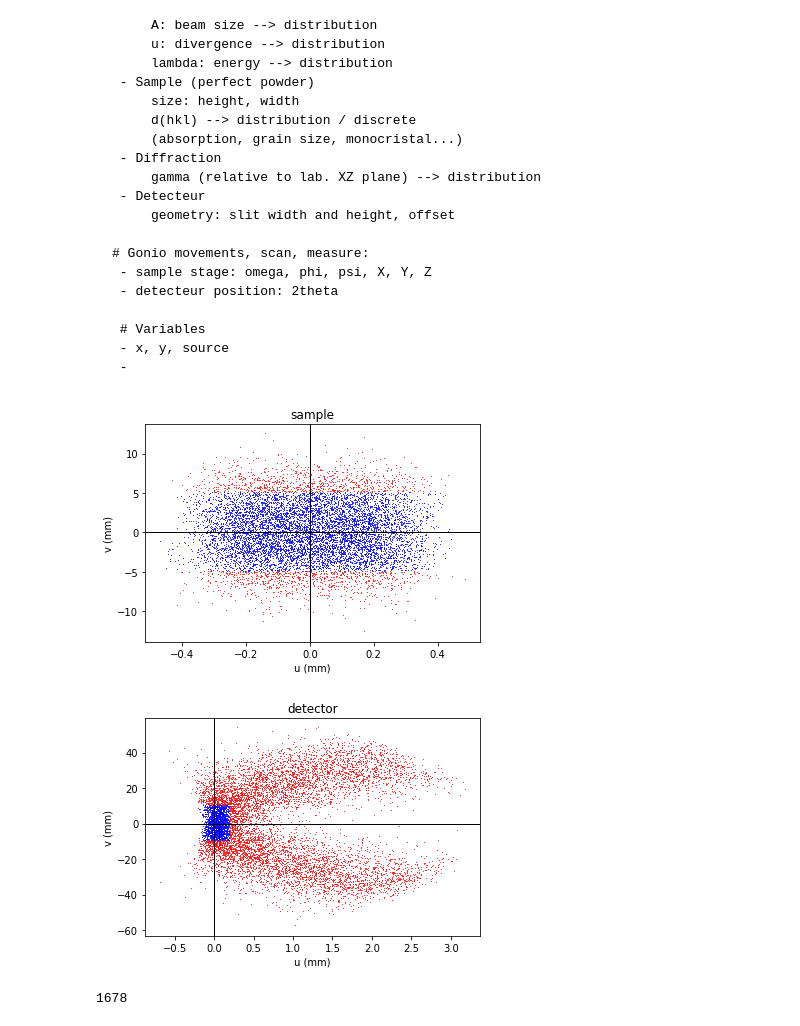
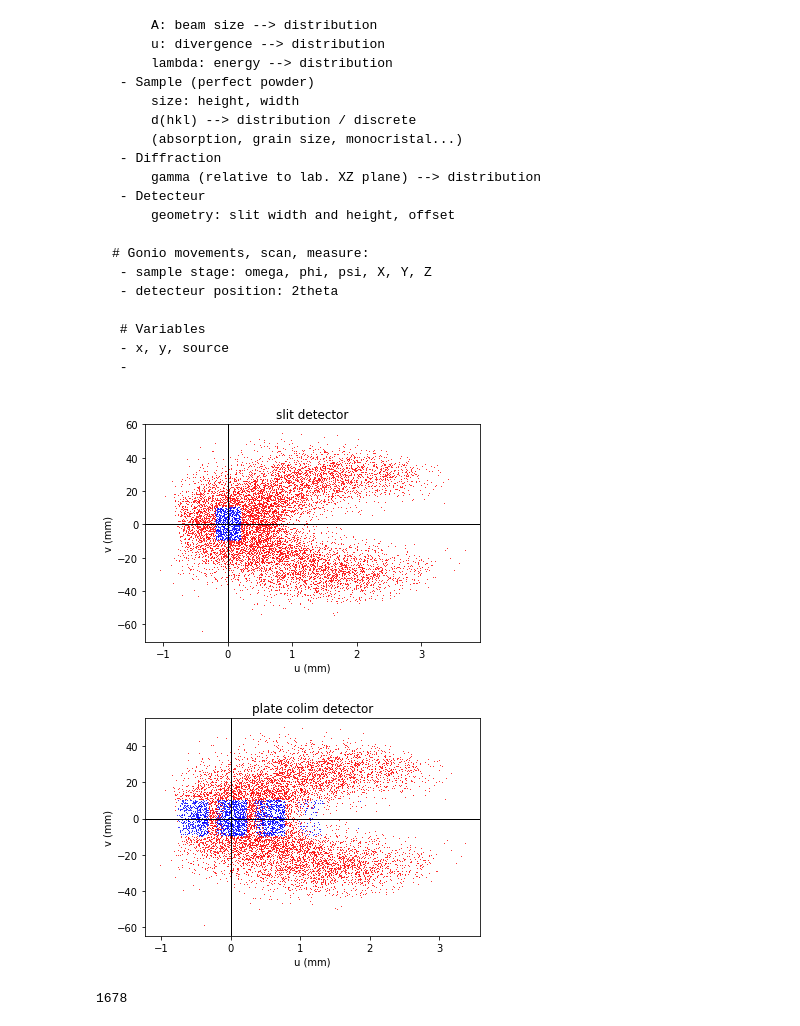
Before and after one commit to xdze2/CuNb, a Jupyter notebook: diff_X/ray_tracing/ray_tracing_v3_calib.ipynb, the cells around one changed output. Drawn from its saved outputs; the diff is of its cells as text; code cells hidden in the pictures.

Commit message:
working plate colim detector

```diff
--- a/diff_X/ray_tracing/ray_tracing_v3_calib.ipynb
+++ b/diff_X/ray_tracing/ray_tracing_v3_calib.ipynb
@@ -46,7 +46,7 @@ def plot_rectangle(uv, lost=None, rectangle_size=None, title='rectangle'):
      -
 # %%
 hybride_colim_params = {
-    'source_width':0.2,
+    'source_width':1.5,
     'source_height':10,
     'divergence_z':1/100,
     'divergence_y':1,
@@ -63,50 +63,56 @@ sample_params = {
 }
 plate_collimator_params = {
     'deuxtheta':0, # deux-theta, deg
-    'detector_distance':280, # mm, distance from gonio center to receving slit
+    'detector_distance':290, # mm, distance from gonio center to receving slit
     'detector_offset':0, # mm, offset along Z
     'length':96, # mm
     'detector_width':22,
     'detector_height':20,
     'nbr_plates':39,
     'detector_acceptance':0.27 # degree
 }
 
 slit_detector_params = {
     'deuxtheta':45, # deux-theta, deg
     'detector_distance':320, # mm, distance from gonio center to receving slit
     'detector_offset':0, # mm, offset along Z
     'detector_slit_angle':.25, # deg,
     'slit_conversion_distance':90, #mm
     'detector_height':20 # mm
 }
 
 N = 10000
-deuxtheta = 40
+deuxtheta = 40.
 sample_params['omega'] = deuxtheta/2
-sample_params['deuxtheta_diff'] = deuxtheta
+sample_params['deuxtheta_diff'] = 40
 slit_detector_params['deuxtheta'] = deuxtheta
+plate_collimator_params['deuxtheta'] = deuxtheta
 
 # Source
 A, u = rt.source(N, **hybride_colim_params)
 
 # Diffraction
 B, d, lost_at_sample, uv_sample = rt.planar_powder(A, u, **sample_params)
 
 # Detector
 through, uv_detec = rt.slit_detector(B, d, **slit_detector_params)
+plt.figure();
+plot_rectangle(uv_detec, lost=~through, title='slit detector')
+
+through, uv_detec = rt.plate_collim_detector(B, d, **plate_collimator_params)
+plt.figure();
+plot_rectangle(uv_detec, lost=~through, title='plate colim detector')
+# %% [output]
+[figure, added]
+[figure, added]
 # %%
 def measure(params):
     pass
     return I, uv_sample,lost_sample, uv_detector, lost_detector
 # %%
 plot_rectangle(uv_sample, lost=lost_at_sample, title='sample')
-# %% [output]
-[figure, removed]
 # %%
 plot_rectangle(uv_detec, lost=~through, title='detector')
-# %% [output]
-[figure, removed]
 # %%
 I = np.count_nonzero(through)
 # %%
```
Also changed, not shown: 1 other file.
